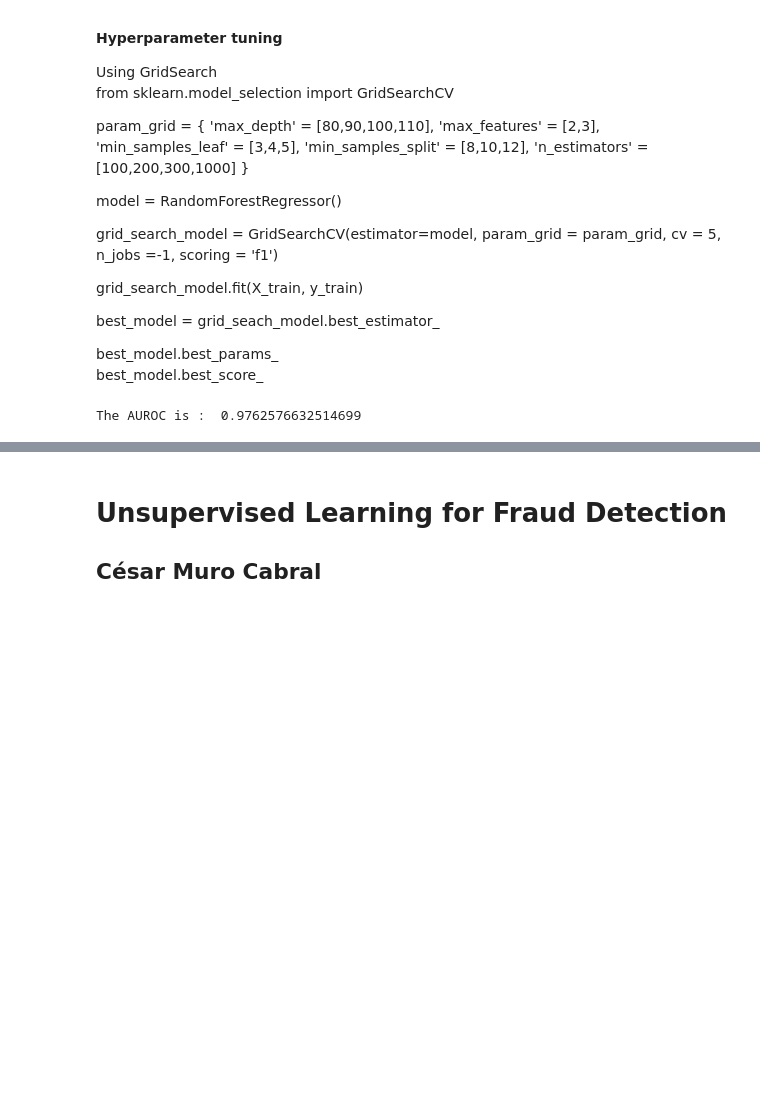
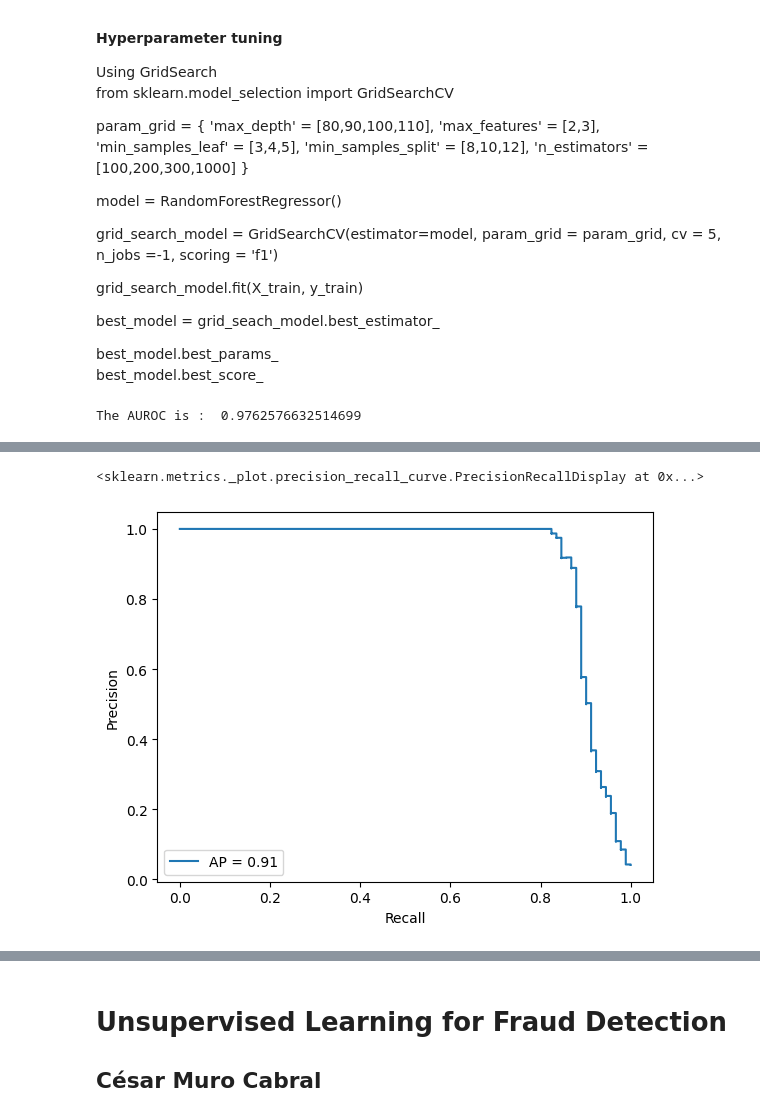
Before and after one commit to cmuro27/Machine_Learning_Projects_and_Notes, a Jupyter notebook: Project_fraud_detection_unsupervised.ipynb, the cells around one changed output, grey strips where cells are left out. Drawn from its saved outputs; the diff is of its cells as text; code cells hidden in the pictures; blank space fills up the shorter version.

```diff
--- a/Project_fraud_detection_unsupervised.ipynb
+++ b/Project_fraud_detection_unsupervised.ipynb
@@ -211,0 +249,16 @@ The AUROC is :  0.9762576632514699
+# %%
+from sklearn.model_selection import GridSearchCV
+
+# Define the parameter sets to test
+param_grid = {'n_estimators': [1, 30], 'max_features': ['auto', 'log2'],  'max_depth': [4, 8], 'criterion': ['gini', 'entropy']
+}
+
+# Define the model to use
+model = RandomForestClassifier(random_state=5)
+
+# Combine the parameter sets with the defined model
+CV_model = GridSearchCV(estimator=model, param_grid=param_grid, cv=5, scoring='recall', n_jobs=-1)
+
+# Fit the model to our training data and obtain best parameters
+CV_model.fit(X_train, y_train)
+CV_model.best_params_
@@ -211,0 +291,9 @@ The AUROC is :  0.9762576632514699
+# %%
+from sklearn.metrics import precision_recall_curve, PrecisionRecallDisplay
+precision, recall, threshold = precision_recall_curve(y_test,CV_model.best_estimator_.predict_proba(X_test)[:,1])
+ap = average_precision_score(y_test,CV_model.best_estimator_.predict_proba(X_test)[:,1])
+prd = PrecisionRecallDisplay(precision,recall, average_precision=ap)
+prd.plot()
+# %% [output]
+<sklearn.metrics._plot.precision_recall_curve.PrecisionRecallDisplay at 0x...>
+[figure, added]
```
Also changed, not shown: parts of 6 cells of this notebook.
